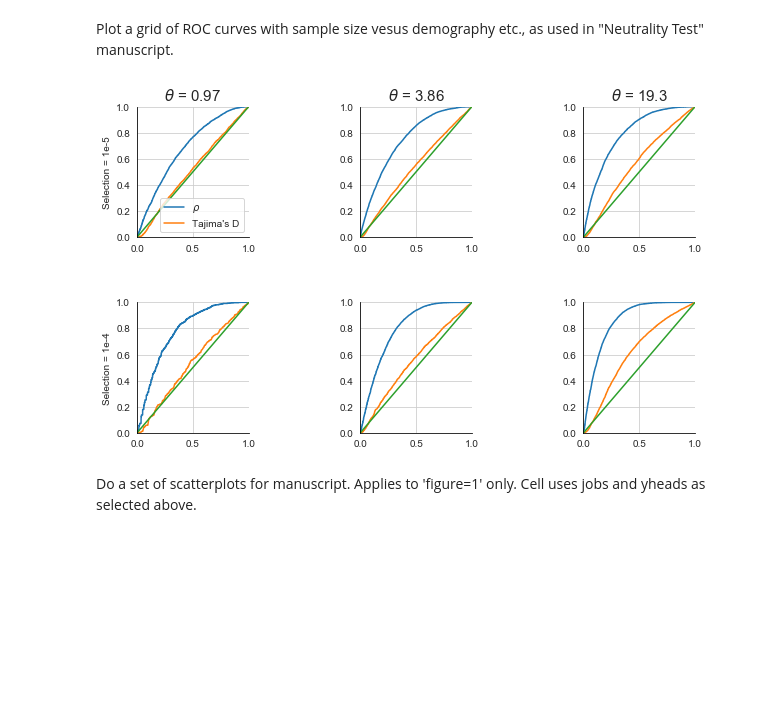
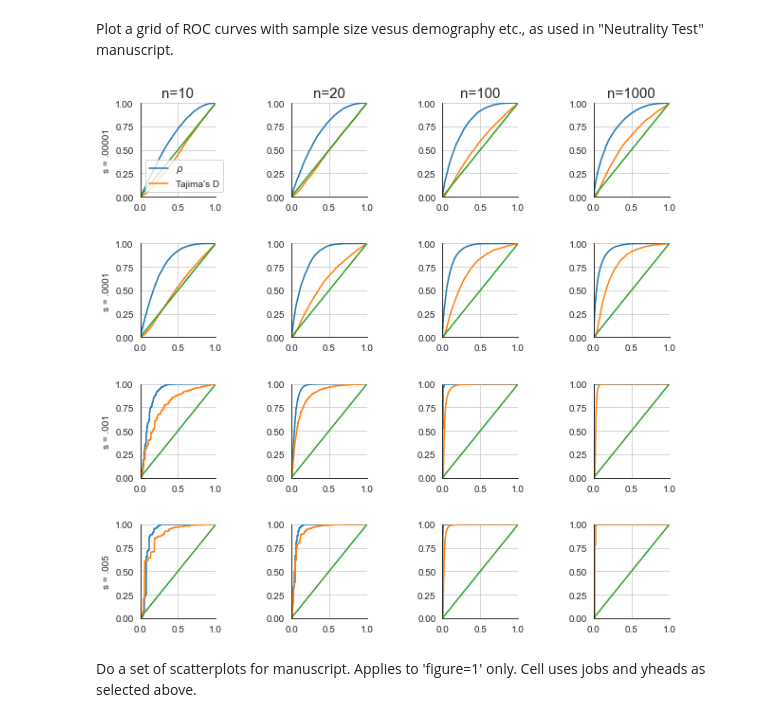
Before and after one commit to helmutsimon/NeutralityTest, a Jupyter notebook: Plot_roc_curves.ipynb, the cells around one changed output. Saved outputs shown, nothing was run; the diff lists cells and outputs as text; code cells hidden in the pictures; blank space fills up the shorter version.

```diff
--- a/Plot_roc_curves.ipynb
+++ b/Plot_roc_curves.ipynb
@@ -23,7 +23,7 @@ if not os.getcwd() == path:
 # %% [markdown]
 Plot a grid of ROC curves with sample size vesus demography etc., as used in "Neutrality Test" manuscript.
 # %%
-figure = '3b'           #Set for figure to be plotted
+figure = '2'           #Set for figure to be plotted
 
 if figure == '1':
     subject = 'demographies'
@@ -81,34 +81,34 @@ with PdfPages(fname) as pdf:
             fpr, tpr, thresholds = roc_curve(y_true_r, y_score_r)
             axes[i, j].plot(fpr, tpr, label="$\\rho$")
 
             y_score_t = np.append(np.absolute(results['taj_false']), np.absolute(results['taj_true']))
             y_true_t  = np.append(np.zeros(len(results['taj_false'])), np.ones(len(results['taj_true'])))
             fpr, tpr, thresholds = roc_curve(y_true_t, y_score_t)
             axes[i, j].plot(fpr, tpr, label="Tajima's D")
 
             axes[i, j].plot([0, 1], [0, 1])
             axes[i, j].spines['right'].set_visible(False)
             axes[i, j].spines['top'].set_visible(False)
             axes[i, j].spines['left'].set_color('black')
             axes[i, j].spines['bottom'].set_color('black')
             axes[i, j].set_xlim(0, 1)
             axes[i, j].set_ylim(0, 1)
 
     axes[0, 0].legend()
     for i, xhead in enumerate(xheads):
         axes[0, i].set_title(xhead, fontsize=15)
     for i, yhead in enumerate(yheads):
         axes[i, 0].set_ylabel(yhead, fontsize=10)
     d = pdf.infodict()
     d['Title'] = 'ROC curve plot for Neutrality Test'
     d['Author'] = 'H. Simon'
     d['Subject'] = 'Fig. ' + figure + ': ' + subject
     d['Keywords'] = 'Job no. (last): ' + str(job)
     d['CreationDate'] = datetime.datetime.today()
     pdf.savefig(fig)
 plt.show()
 # %% [output]
-[figure, old version]
+[figure, new version]
 # %% [markdown]
 Do a set of scatterplots for manuscript. Applies to 'figure=1' only. Cell uses jobs and yheads as selected above.
 # %%
```
Also changed, not shown: parts of 1 cell of this notebook, 3 other files.
